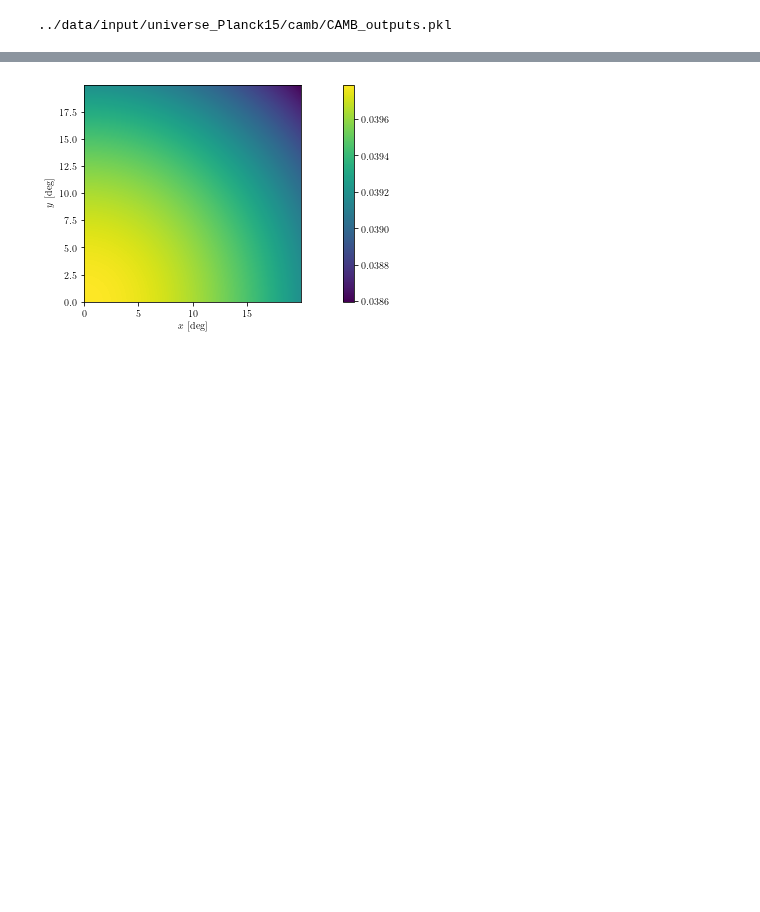
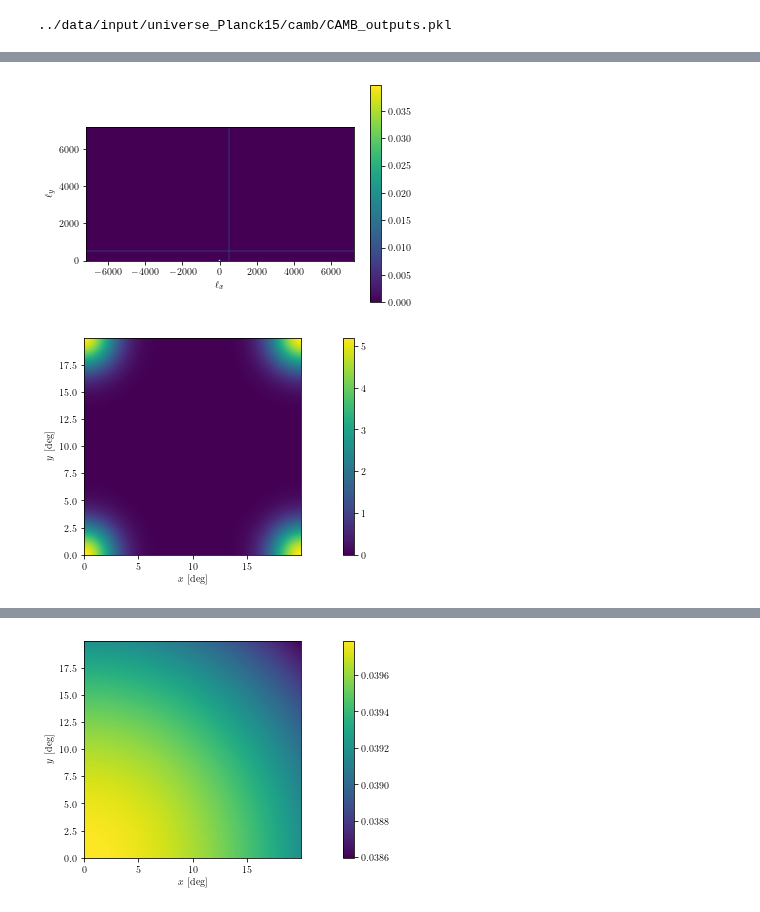
Before and after one commit to DelonShen/LensQuEst, a Jupyter notebook: dev/testing_things.ipynb, the cells around one changed output, grey strips where cells are left out. Saved outputs shown, nothing was run; the diff lists cells and outputs as text; code cells hidden in the pictures; blank space fills up the shorter version.

```diff
--- a/dev/testing_things.ipynb
+++ b/dev/testing_things.ipynb
@@ -108,3 +150,8 @@ cmb.fCtotal = ftot # no longer reinterpolating since it seems like it leads to e
+# %%
+baseMap.testInverseFourierGaussian()
+# %% [output]
+[figure, added]
+[figure, added]
 # %%
 baseMap.testFourierGaussian()
 # %% [output]
```
Also changed, not shown: parts of 3 cells of this notebook, 3 other files.
